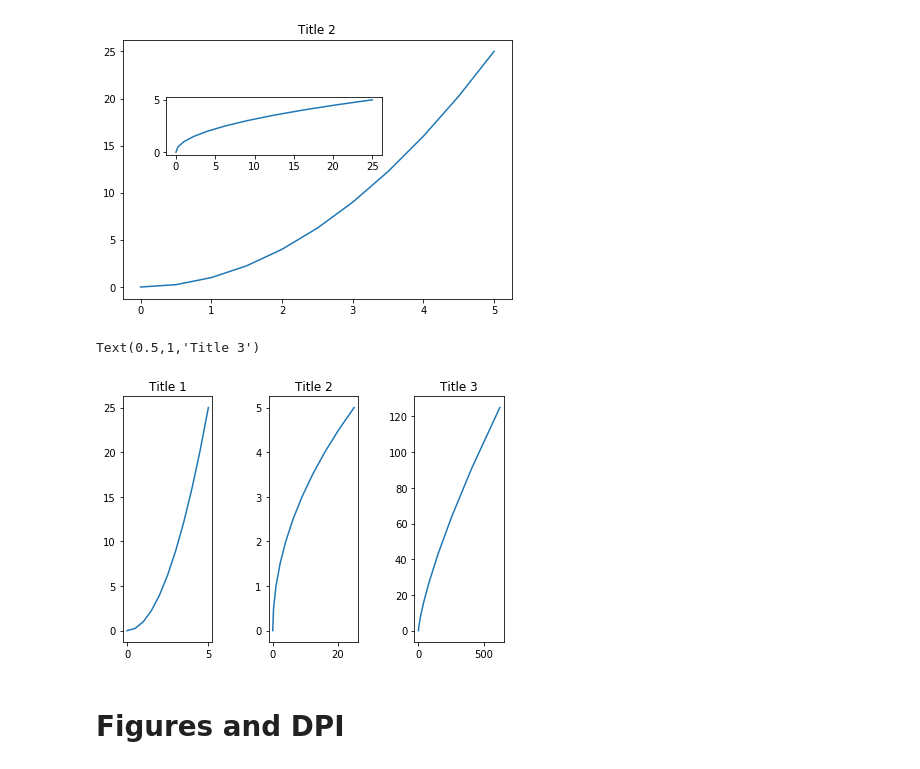
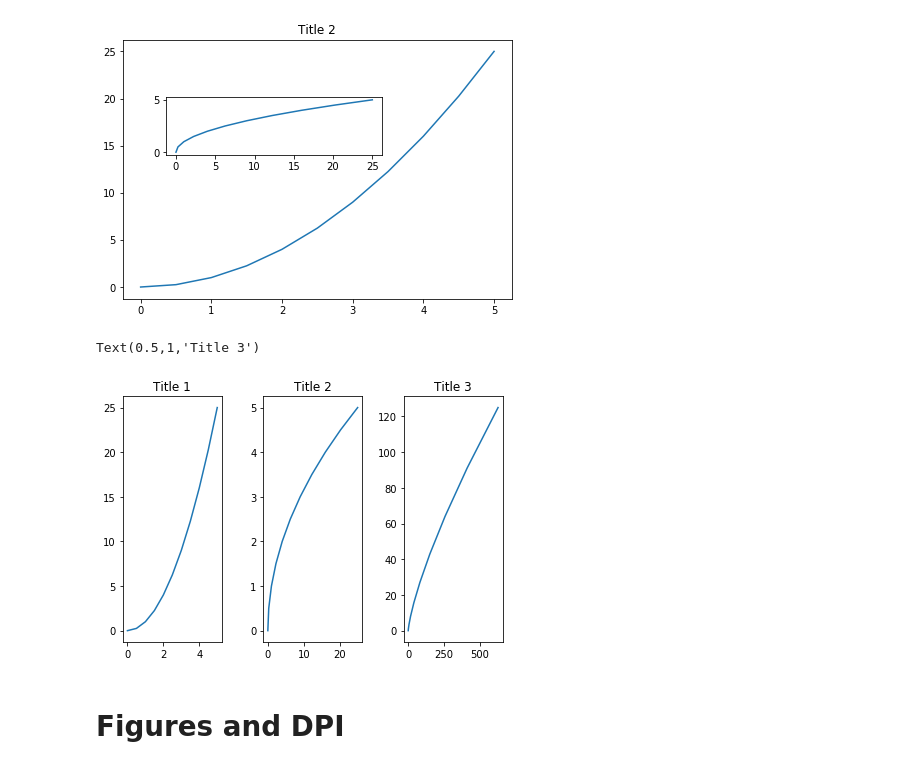
Before and after one commit to saksham1998/Complete-Python-3-Introduction, a Jupyter notebook: matplotlib.ipynb, the cells around one changed output. Drawn from its saved outputs; the diff is of its cells as text; code cells hidden in the pictures.

```diff
--- a/matplotlib.ipynb
+++ b/matplotlib.ipynb
@@ -52,22 +52,22 @@ Text(0.5,1,'Title 2')
 # %%
 # How to create subplots in OOP method:
 
 fig,axes = plt.subplots(nrows=1,ncols=3)
-plt.plot()
+
 plt.tight_layout()#for better layout
 
 axes[0].plot(x,y)
 axes[0].set_title('Title 1')
 
 
 axes[1].plot(y,x)
 axes[1].set_title('Title 2')
 
 axes[2].plot(y**2,x**3)
 axes[2].set_title('Title 3')
 # %% [output]
 Text(0.5,1,'Title 3')
-[figure, old version]
+[figure, new version]
 # %% [markdown]
 # Figures and DPI
 # %%
```
Also changed, not shown: parts of 3 cells of this notebook, 1 other file.
